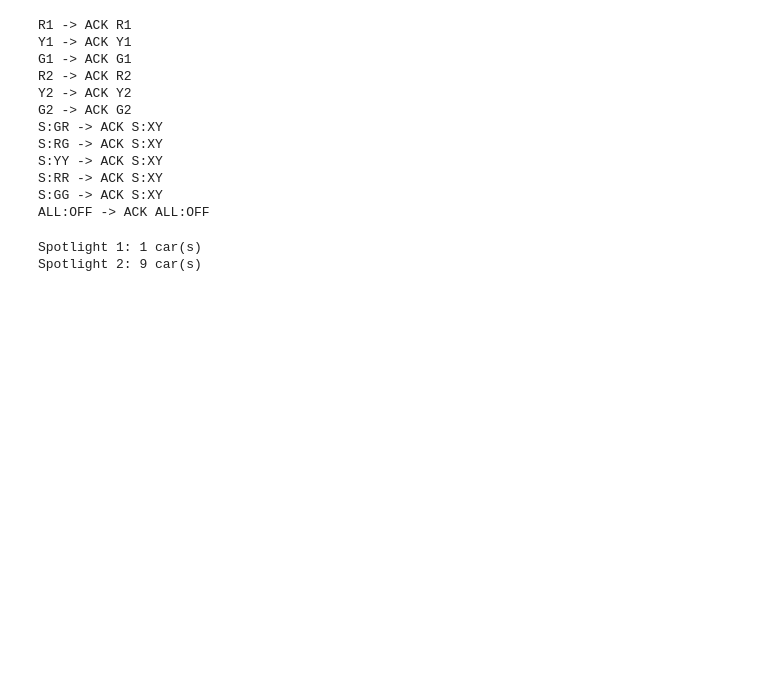
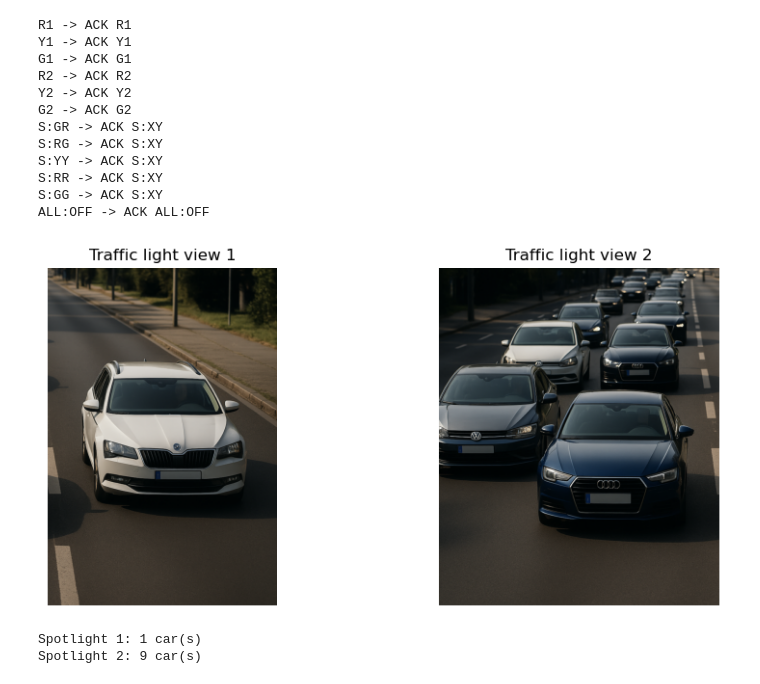
Before and after one commit to andrmagg2001/IoT_Prj, a Jupyter notebook: Raspberry/central_brain.ipynb, the cells around one changed output. Drawn from its saved outputs; the diff is of its cells as text; code cells hidden in the pictures; blank space fills up the shorter version.

```diff
--- a/Raspberry/central_brain.ipynb
+++ b/Raspberry/central_brain.ipynb
@@ -100,6 +101,29 @@ def _read_image(path_str):
 vc = VisionCounter()
 img1 = _read_image(IMAGE1)
 img2 = _read_image(IMAGE2)
+# %%
+plt1 = cv2.imread(IMAGE1)
+plt2 = cv2.imread(IMAGE2)
+
+plt1 = cv2.cvtColor(plt1, cv2.COLOR_BGR2RGB)
+plt2 = cv2.cvtColor(plt2, cv2.COLOR_BGR2RGB)
+
+plt.figure(figsize=(10,4))
+
+plt.subplot(1, 2, 1)
+plt.imshow(plt1)
+plt.title("Traffic light view 1")
+plt.axis("off")
+
+plt.subplot(1, 2, 2)
+plt.imshow(plt2)
+plt.title("Traffic light view 2")
+plt.axis("off")
+
+plt.tight_layout()
+plt.show()
+# %% [output]
+[figure, added]
 # %%
 STOPLIGHT_1 = vc.count(img1)
 STOPLIGHT_2 = vc.count(img2)
```
Also changed, not shown: parts of 1 cell of this notebook.
